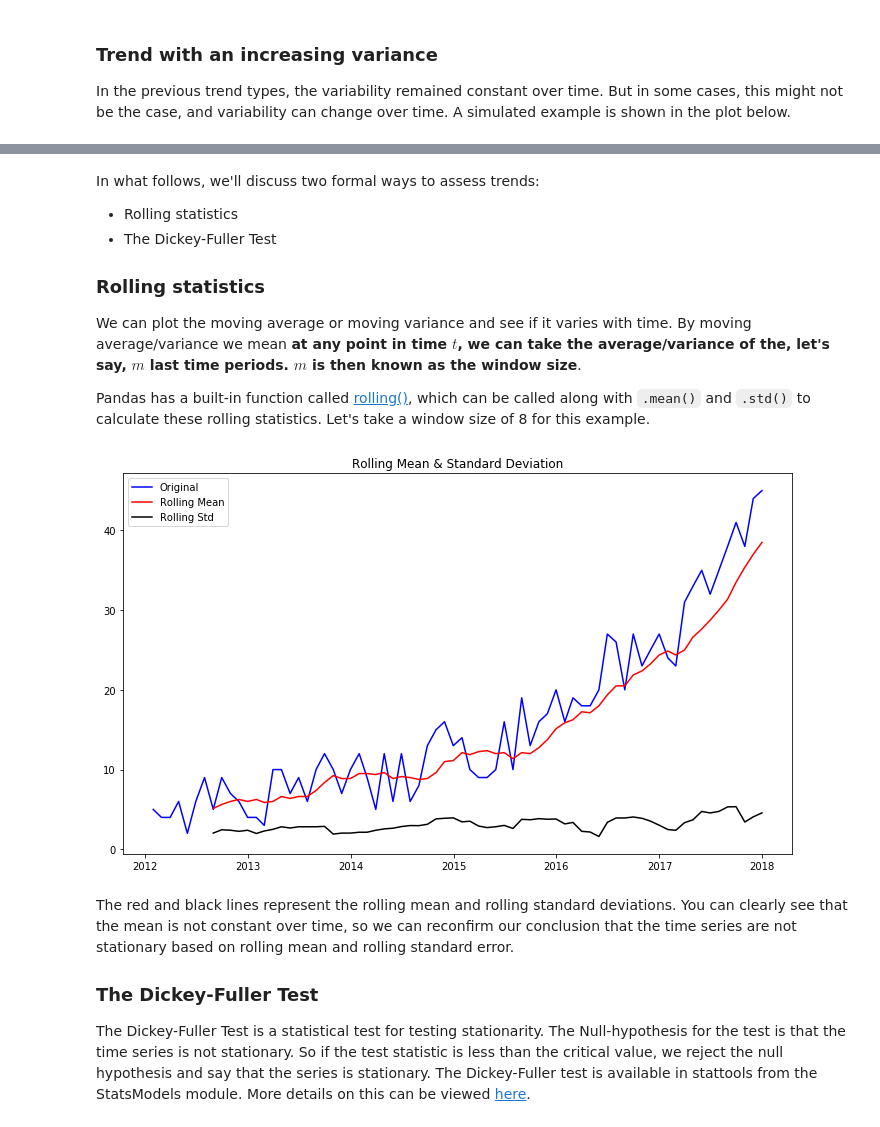
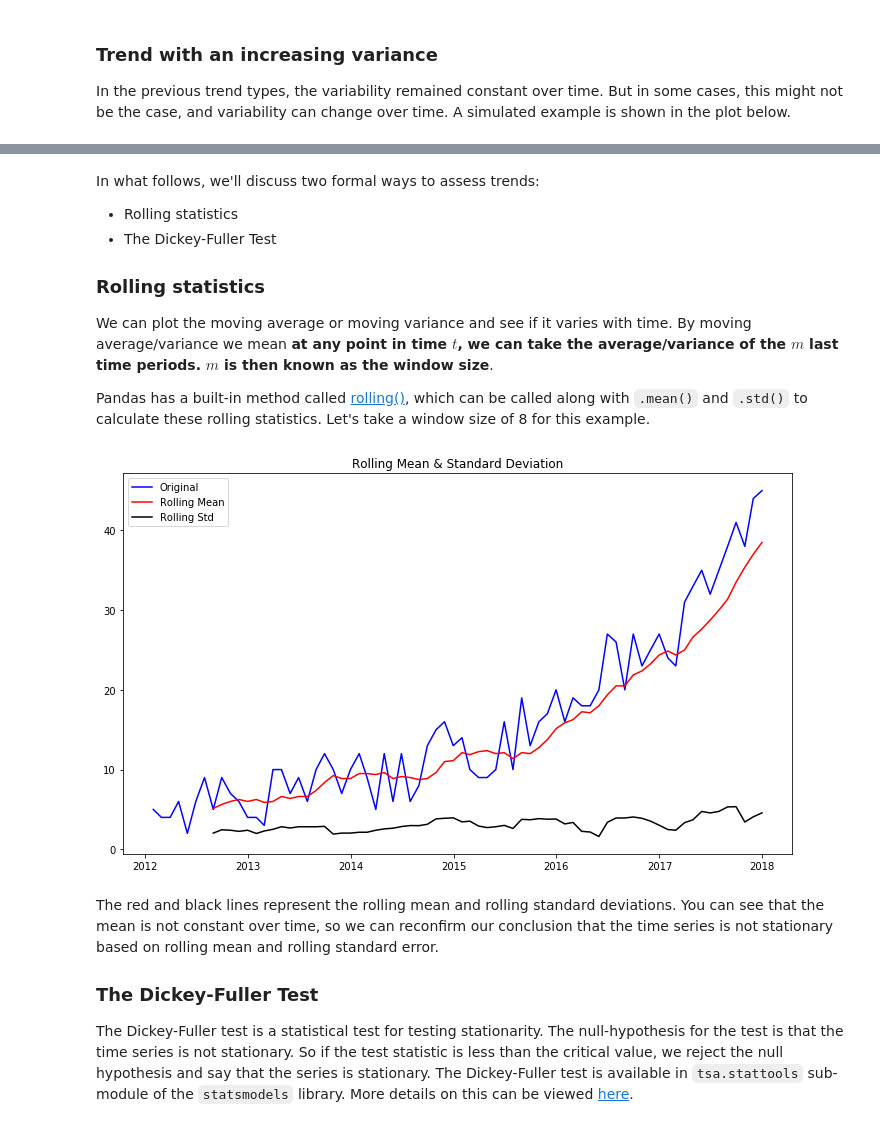
Before and after one commit to learn-co-curriculum/dsc-types-of-trends, a Jupyter notebook: index.ipynb, the cells around one changed output, grey strips where cells are left out. Saved outputs shown, nothing was run; the diff lists cells and outputs as text; code cells hidden in the pictures.

```diff
--- a/index.ipynb
+++ b/index.ipynb
@@ -219,29 +226,29 @@ plt.show()
 
 ### Rolling statistics
 
-We can plot the moving average or moving variance and see if it varies with time. By moving average/variance we mean **at any point in time $t$, we can take the average/variance of the, let's say, $m$ last time periods. $m$ is then known as the window size**.
+We can plot the moving average or moving variance and see if it varies with time. By moving average/variance we mean **at any point in time $t$, we can take the average/variance of the $m$ last time periods. $m$ is then known as the window size**.
 
-Pandas has a built-in function called [rolling()](https://pandas.pydata.org/pandas-docs/stable/generated/pandas.DataFrame.rolling.html), which can be called along with `.mean()` and `.std()` to calculate these rolling statistics. Let's take a window size of 8 for this example.
+Pandas has a built-in method called [rolling()](https://pandas.pydata.org/pandas-docs/stable/generated/pandas.DataFrame.rolling.html), which can be called along with `.mean()` and `.std()` to calculate these rolling statistics. Let's take a window size of 8 for this example.
 # %%
-rolmean = ts.rolling(window = 8, center = False).mean()
-rolstd = ts.rolling(window = 8, center = False).std()
+roll_mean = ts.rolling(window=8, center=False).mean()
+roll_std = ts.rolling(window=8, center=False).std()
 # %%
 fig = plt.figure(figsize=(12,7))
-orig = plt.plot(ts, color='blue',label='Original')
-mean = plt.plot(rolmean, color='red', label='Rolling Mean')
-std = plt.plot(rolstd, color='black', label = 'Rolling Std')
+plt.plot(ts, color='blue', label='Original')
+plt.plot(roll_mean, color='red', label='Rolling Mean')
+plt.plot(roll_std, color='black', label = 'Rolling Std')
 plt.legend(loc='best')
 plt.title('Rolling Mean & Standard Deviation')
 plt.show(block=False)
 # %% [output]
-[figure, old version]
+[figure, new version]
 # %% [markdown]
-The red and black lines represent the rolling mean and rolling standard deviations. You can clearly see that the mean is not constant over time, so we can reconfirm our conclusion that the time series are not stationary based on rolling mean and rolling standard error.
+The red and black lines represent the rolling mean and rolling standard deviations. You can see that the mean is not constant over time, so we can reconfirm our conclusion that the time series is not stationary based on rolling mean and rolling standard error.
 
 ### The Dickey-Fuller Test
 
-The Dickey-Fuller Test is a statistical test for testing stationarity. The Null-hypothesis for the test is that the time series is not stationary. So if the test statistic is less than the critical value, we reject the null
-hypothesis and say that the series is stationary. The Dickey-Fuller test is available in stattools from the StatsModels module. More details on this can be viewed [here](http://www.statsmodels.org/dev/generated/statsmodels.tsa.stattools.adfuller.html).
+The Dickey-Fuller test is a statistical test for testing stationarity. The null-hypothesis for the test is that the time series is not stationary. So if the test statistic is less than the critical value, we reject the null
+hypothesis and say that the series is stationary. The Dickey-Fuller test is available in `tsa.stattools` sub-module of the `statsmodels` library. More details on this can be viewed [here](http://www.statsmodels.org/dev/generated/statsmodels.tsa.stattools.adfuller.html).
 # %%
 from statsmodels.tsa.stattools import adfuller
 
```
Also changed, not shown: parts of 22 cells of this notebook.
